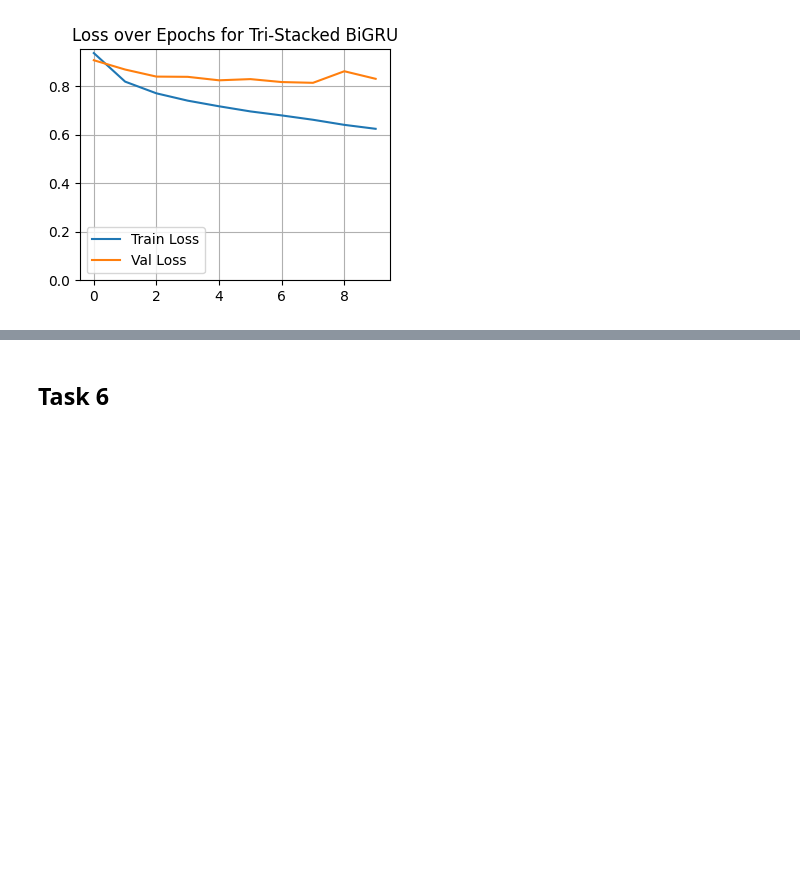
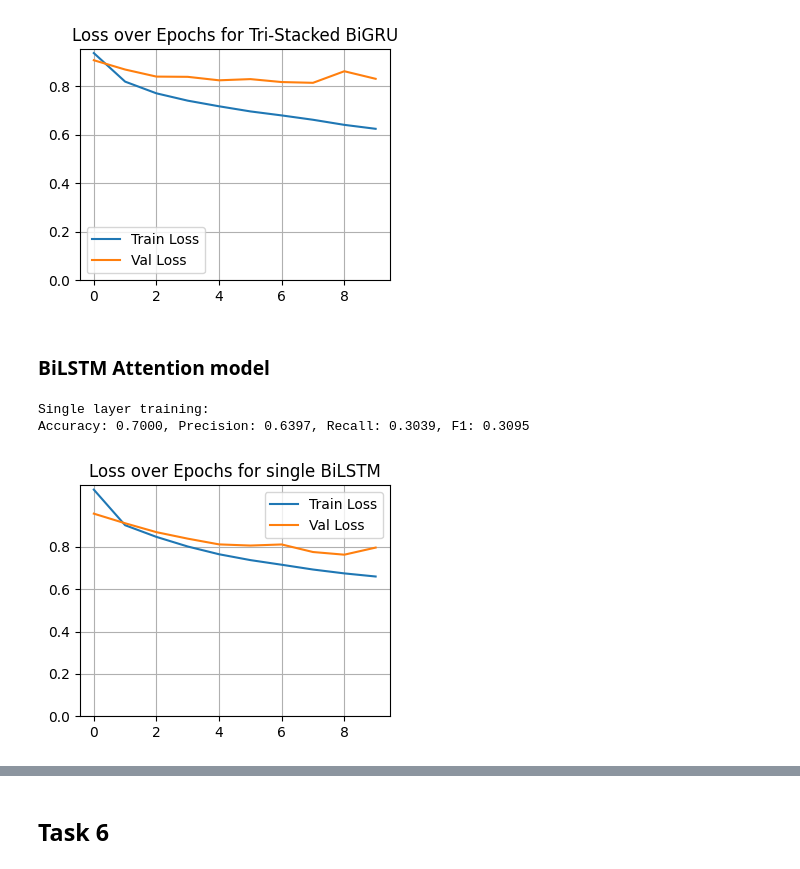
Before and after one commit to mattialodi0/progNLP, a Jupyter notebook: assignment-1/draft.ipynb, the cells around one changed output, grey strips where cells are left out. Cells and saved outputs as stored; diff of their text form; code cells hidden in the pictures; blank space fills up the shorter version.

Commit message:
a1 - attention

```diff
--- a/assignment-1/draft.ipynb
+++ b/assignment-1/draft.ipynb
@@ -1507,3 +1610,26 @@ plt.show()
 Tri stacked training:
 Accuracy: 0.7267, Precision: 0.5513, Recall: 0.3673, F1: 0.3708
 [figure]
+# %% [markdown]
+### BiLSTM Attention model
+# %%
+model = BiLSTMAClassifier(embedding_matrix, hidden_dim=hidden_dim, num_layers=1, dropout=0.3)
+model.to(device)
+optimizer = optim.Adam(model.parameters(), lr=lr)
+model_history = train_loop(model, num_epochs, train_loader, val_loader, optimizer, criterion, device, verbose=False)
+report = eval_model(model, val_loader, device)
+print("Single layer training: ")
+print("Accuracy: {:.4f}, Precision: {:.4f}, Recall: {:.4f}, F1: {:.4f}".format(report[0], report[1], report[2], report[3]))
+
+plt.figure(figsize=(4,3))
+plt.plot(model_history['train_loss'], label='Train Loss')
+plt.plot(model_history['val_loss'], label='Val Loss')
+plt.yticks(np.arange(0, 1, 0.2))
+plt.title('Loss over Epochs for single BiLSTM')
+plt.grid()
+plt.legend()
+plt.show()
+# %% [output]
+Single layer training:
+Accuracy: 0.7000, Precision: 0.6397, Recall: 0.3039, F1: 0.3095
+[figure, added]
```
Also changed, not shown: parts of 15 cells of this notebook.
